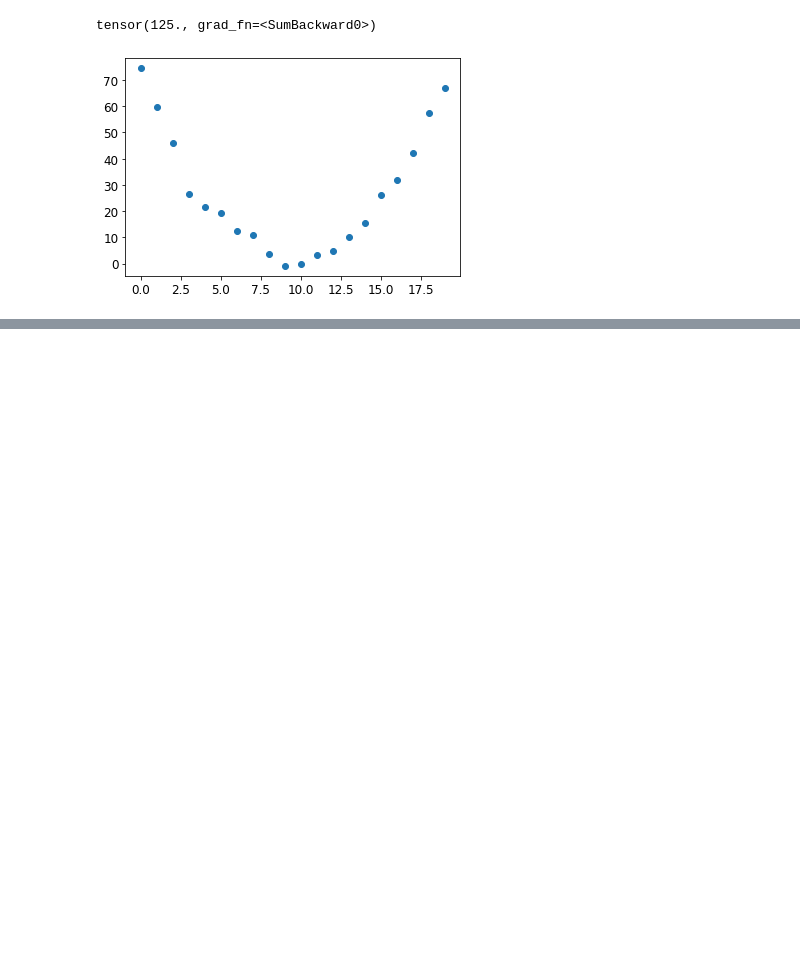
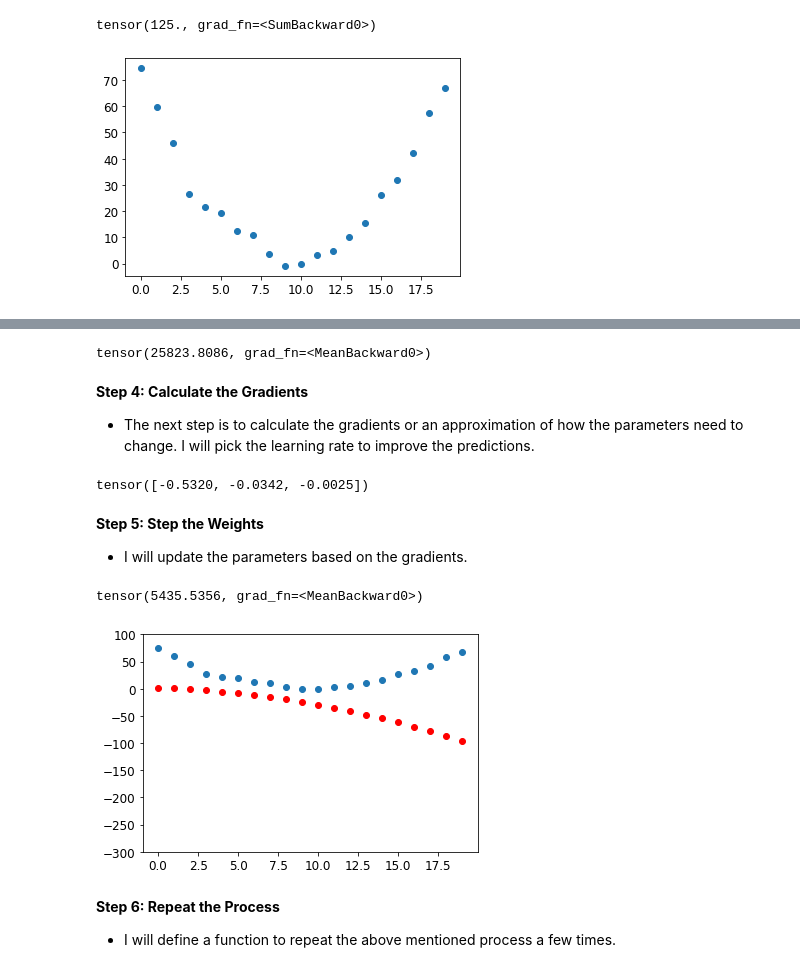
Before and after one commit to ThinamXx/Fastai, a Jupyter notebook: 3. Training a Classifier/DigitClassifier.ipynb, the cells around one changed output, grey strips where cells are left out. Saved outputs shown, nothing was run; the diff lists cells and outputs as text; code cells hidden in the pictures; blank space fills up the shorter version.

```diff
--- a/3. Training a Classifier/DigitClassifier.ipynb
+++ b/3. Training a Classifier/DigitClassifier.ipynb
@@ -255,0 +281,38 @@ def mse(preds, targets):                                # Defining a Loss Functi
+# %%
+#@ CALCULATING LOSS:
+loss = mse(preds, speed)                                 # Implementation of Function.
+loss
+# %% [output]
+tensor(25823.8086, grad_fn=<MeanBackward0>)
+# %% [markdown]
+**Step 4: Calculate the Gradients**
+- The next step is to calculate the gradients or an approximation of how the parameters need to change. I will pick the learning rate to improve the predictions.
+# %%
+#@ CALCULATING GRADIENTS:
+loss.backward()                                          # Initializing Backpropagation.
+params.grad                                              # Gradients.
+params.grad * 1e-5                                       # Gradients.
+# %% [output]
+tensor([-0.5320, -0.0342, -0.0025])
+# %% [markdown]
+**Step 5: Step the Weights**
+- I will update the parameters based on the gradients.
+# %%
+#@ STEPPING THE WEIGHTS:
+lr = 1e-5                                               # Initializing Learning Rate.
+params.data -= lr * params.grad.data                    # Updating Parameters.
+params.grad = None
+# %%
+#@ INSPECTING LOSS:
+preds = f(time, params)                                 # Implementation of Function.
+mse(preds, speed)                                       # Getting Loss.
+# %% [output]
+tensor(5435.5356, grad_fn=<MeanBackward0>)
+# %%
+#@ INSPECTING PREDICTIONS:
+show_preds(preds)
+# %% [output]
+[figure, added]
+# %% [markdown]
+**Step 6: Repeat the Process**
+- I will define a function to repeat the above mentioned process a few times.
```
Also changed, not shown: parts of 12 cells of this notebook.
